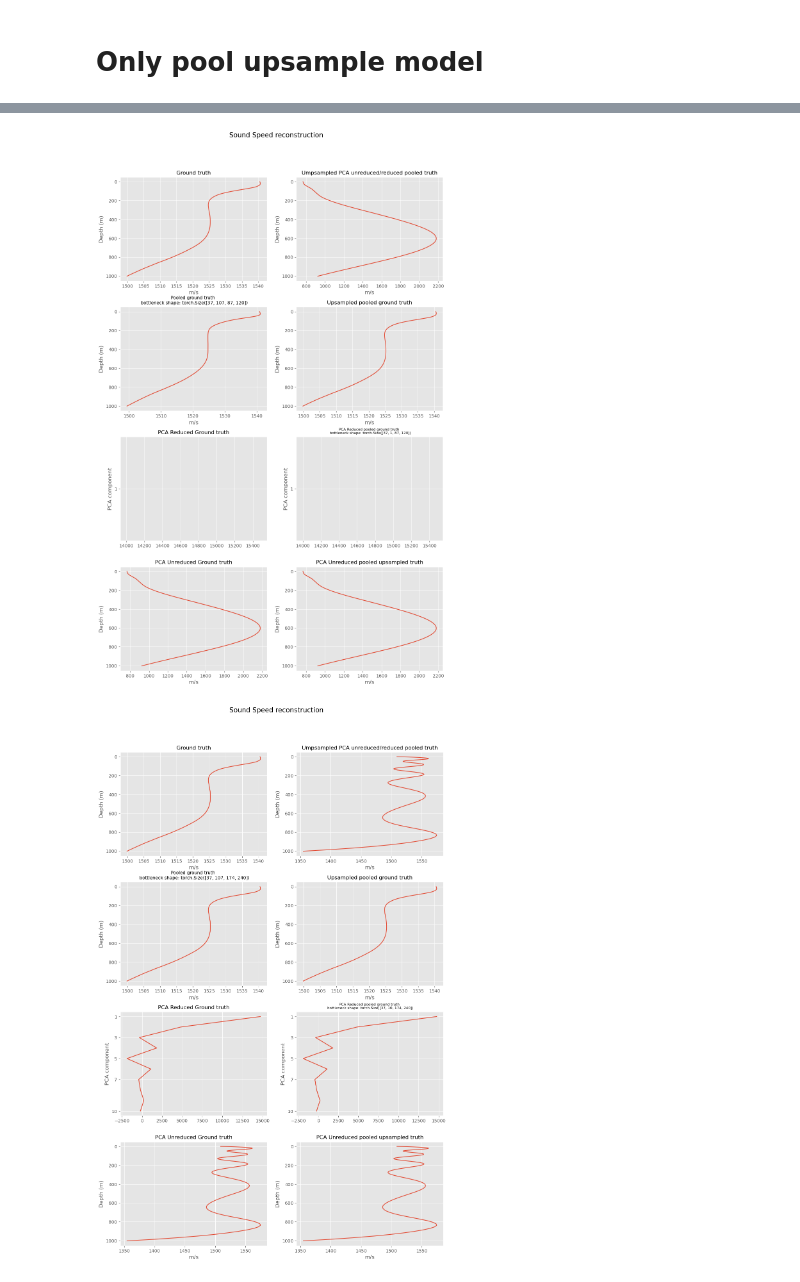
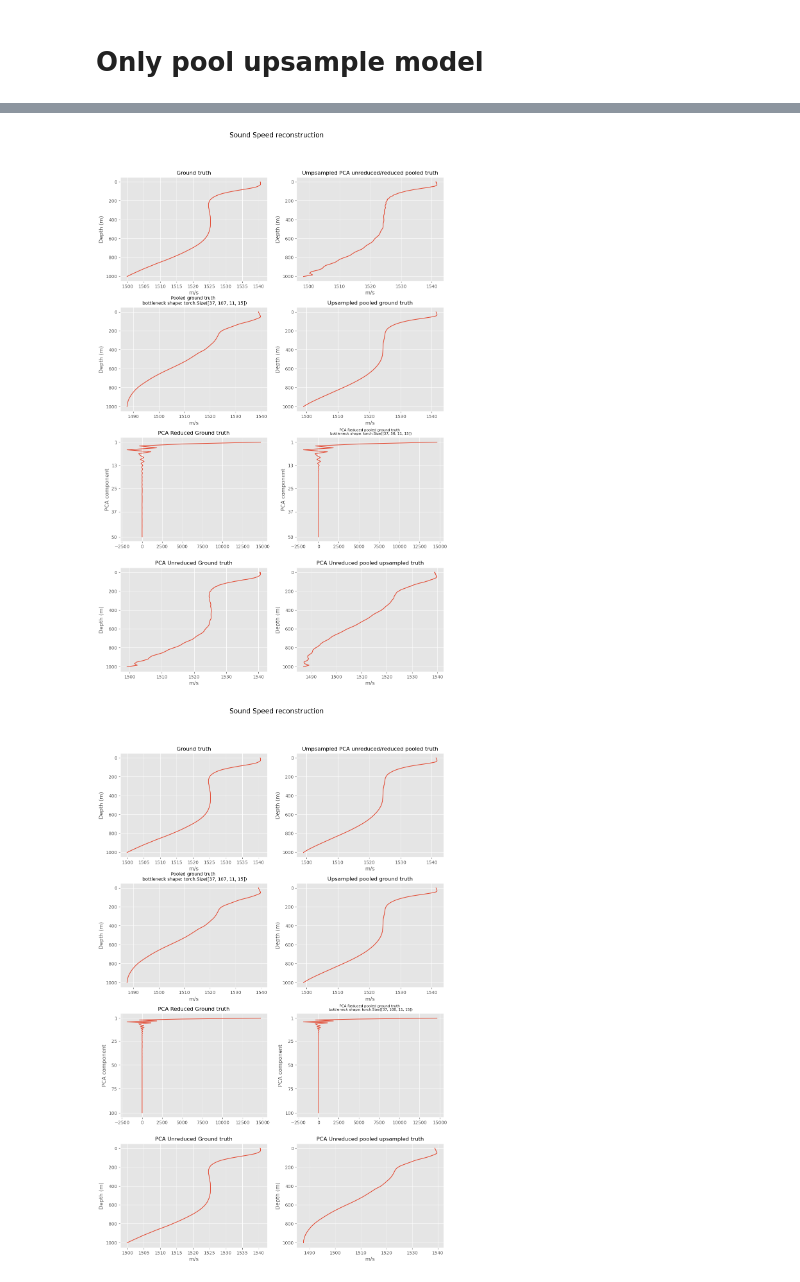
Before and after one commit to CIA-Oceanix/FASCINATION, a Jupyter notebook: notebooks/model_without_training.ipynb, the cells around one changed output, grey strips where cells are left out. Saved outputs shown, nothing was run; the diff lists cells and outputs as text; code cells hidden in the pictures.

```diff
--- a/notebooks/model_without_training.ipynb
+++ b/notebooks/model_without_training.ipynb
@@ -317,7 +317,7 @@ if unorm:
 t, lat = 10, 10
 lon = 10
 
-pca_list = [1, 10, 50, 100, 107] #np.arange(107,108)
+pca_list = [30,50,100,107] #np.arange(107,108)
 
 ae_rmse_dict = {"SSP":{},
                 "ECS":{}}
@@ -341,8 +341,7 @@ for n_components in tqdm(pca_list):
     for keys in ae_rmse_dict.keys():
         ae_rmse_dict[keys][f"Pool_upsample_pca_{n_components}"] = {}
 
-    for n_layer in tqdm(range(2)):
-
+    for n_layer in tqdm([4]): #
         model_ae = NoConvAE(n_layer, pooling_dim="spatial", pooling_mode="Avg")
 
 
@@ -413,2 +412,2 @@ for n_components in tqdm(pca_list):
-[figure, old version]
+[figure, new version]
-[figure, old version]
+[figure, new version]
```
Also changed, not shown: parts of 4 cells of this notebook, 14 other files.
